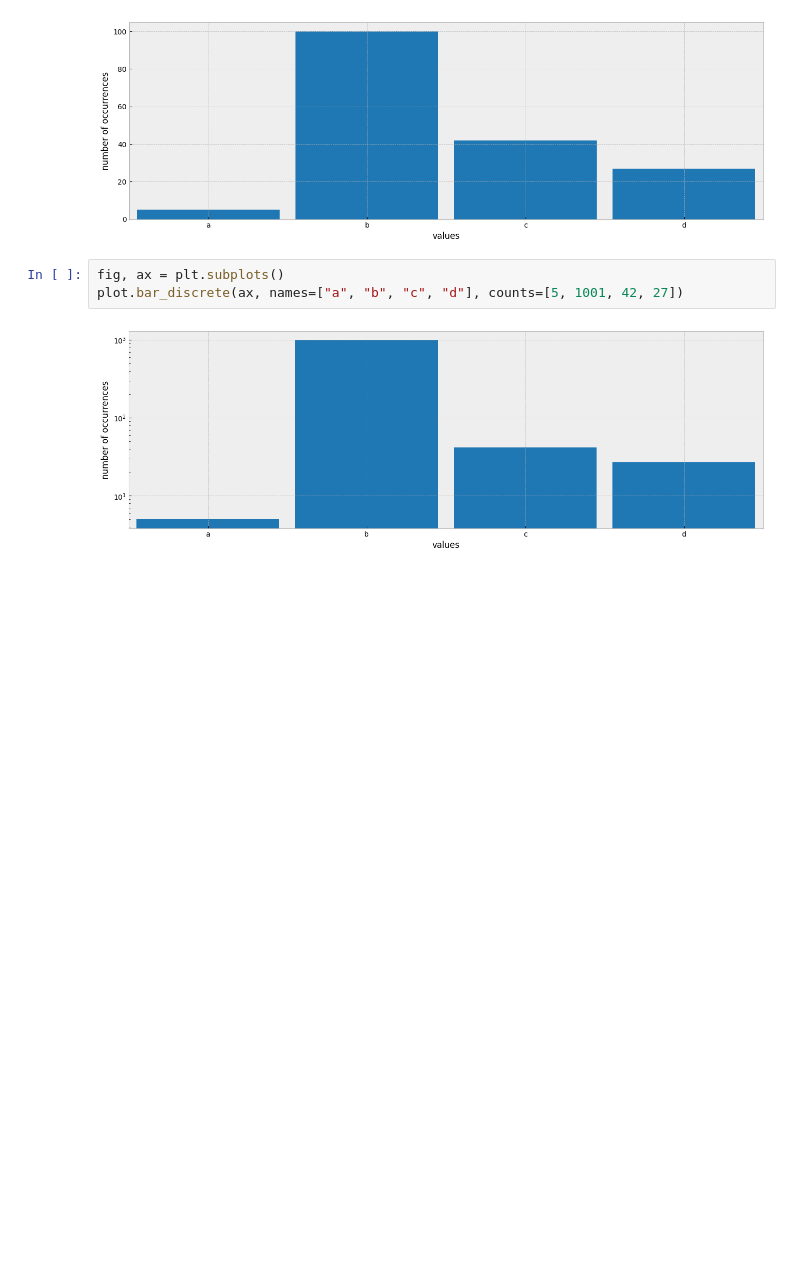
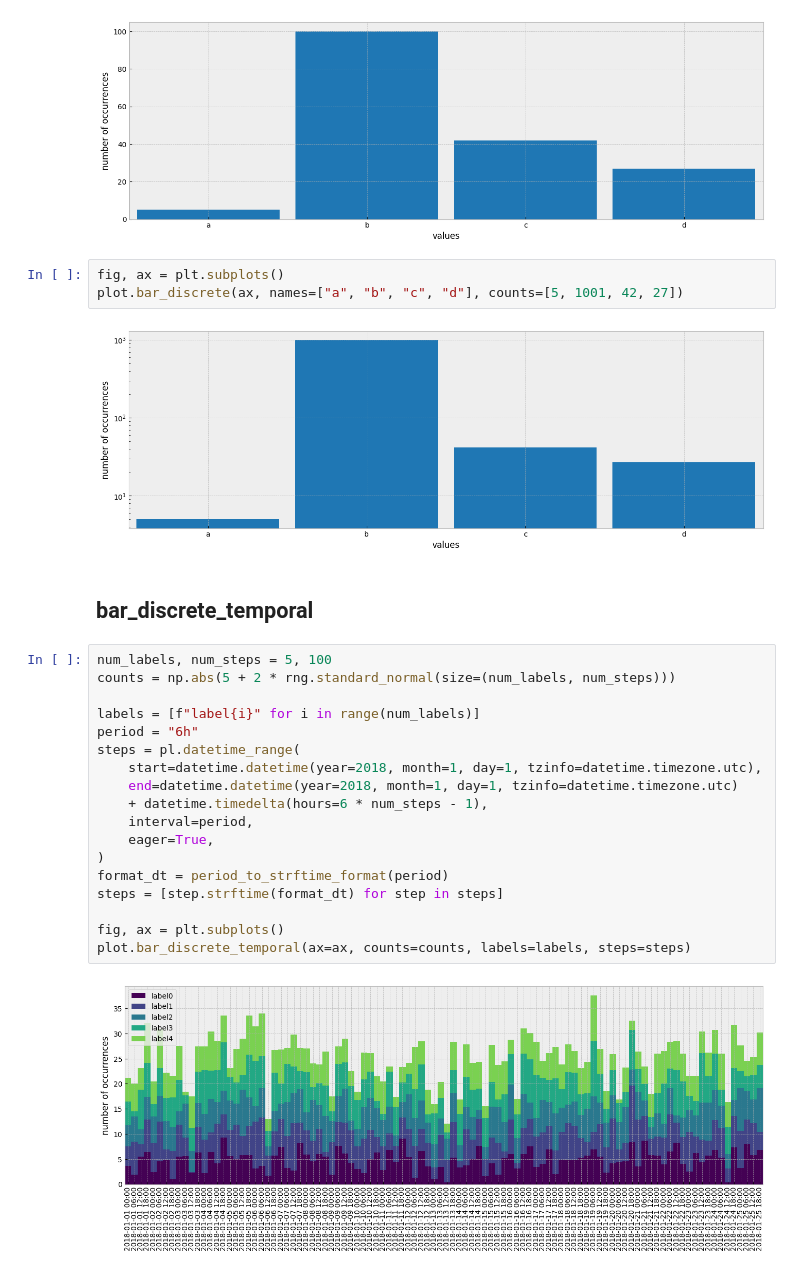
Before and after one commit to durandtibo/pandasx, a Jupyter notebook: notebooks/plot.ipynb, the cells around one changed output. Saved outputs shown, nothing was run; the diff lists cells and outputs as text; blank space fills up the shorter version.

Commit message:
Update notebook with plots (#572)

```diff
--- a/notebooks/plot.ipynb
+++ b/notebooks/plot.ipynb
@@ -98,3 +101,25 @@ fig, ax = plt.subplots()
 plot.bar_discrete(ax, names=["a", "b", "c", "d"], counts=[5, 1001, 42, 27])
 # %% [output]
 [figure]
+# %% [markdown]
+## bar_discrete_temporal
+# %%
+num_labels, num_steps = 5, 100
+counts = np.abs(5 + 2 * rng.standard_normal(size=(num_labels, num_steps)))
+
+labels = [f"label{i}" for i in range(num_labels)]
+period = "6h"
+steps = pl.datetime_range(
+    start=datetime.datetime(year=2018, month=1, day=1, tzinfo=datetime.timezone.utc),
+    end=datetime.datetime(year=2018, month=1, day=1, tzinfo=datetime.timezone.utc)
+    + datetime.timedelta(hours=6 * num_steps - 1),
+    interval=period,
+    eager=True,
+)
+format_dt = period_to_strftime_format(period)
+steps = [step.strftime(format_dt) for step in steps]
+
+fig, ax = plt.subplots()
+plot.bar_discrete_temporal(ax=ax, counts=counts, labels=labels, steps=steps)
+# %% [output]
+[figure, added]
```
Also changed, not shown: parts of 9 cells of this notebook.
